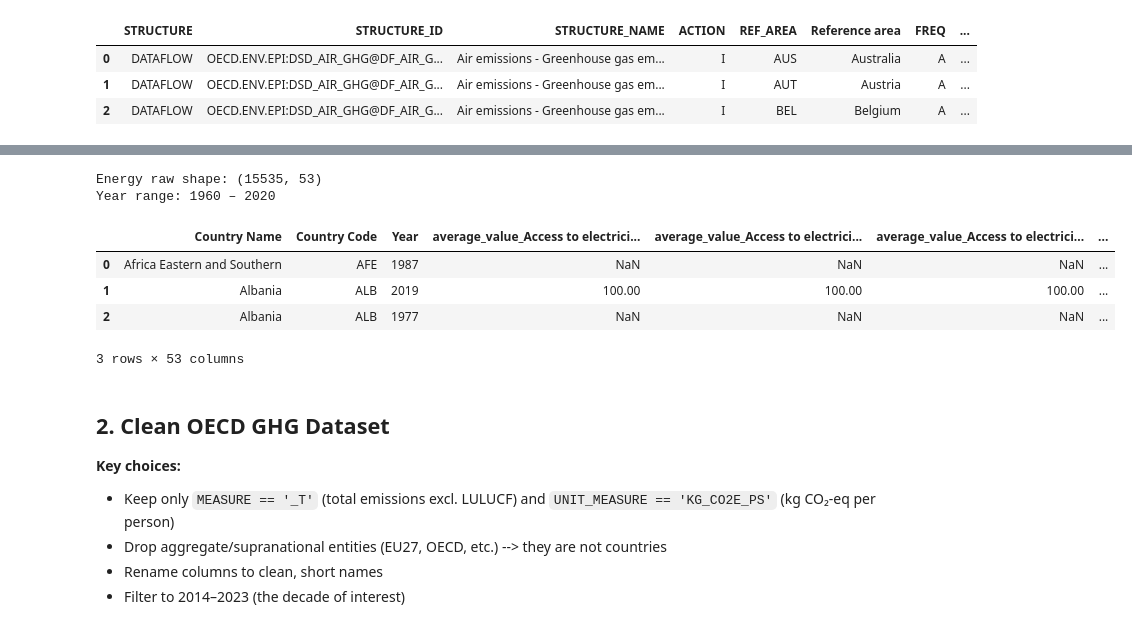
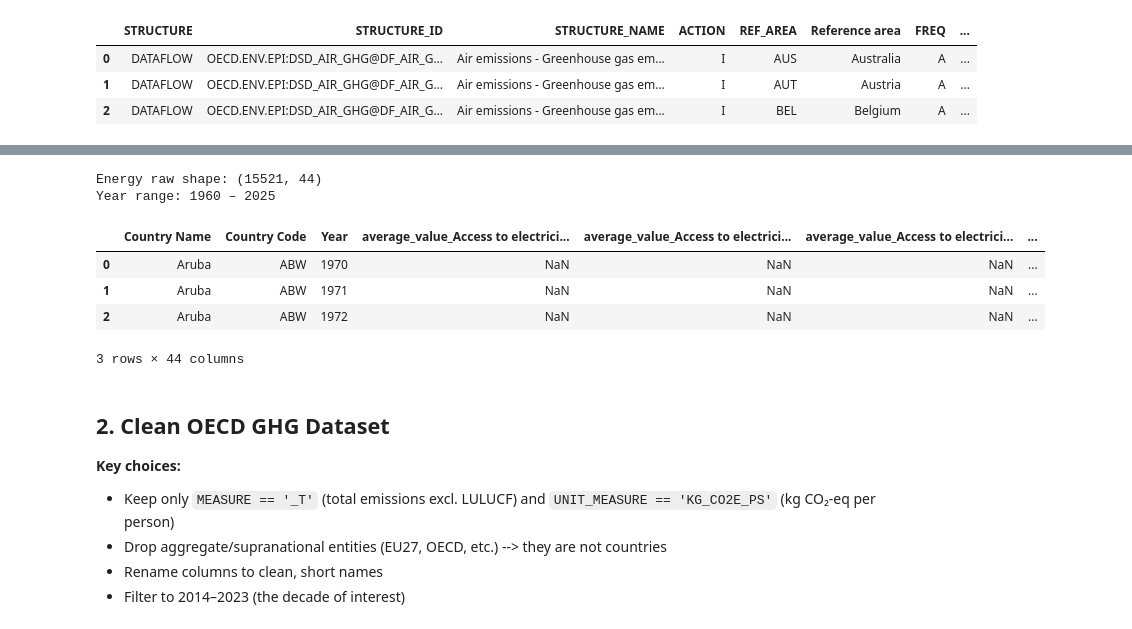
Before and after one commit to mtorella/Data-Visualization-2026, a Jupyter notebook: preprocessing.ipynb, the cells around one changed output, grey strips where cells are left out. Drawn from its saved outputs; the diff is of its cells as text; code cells hidden in the pictures.

```diff
--- a/preprocessing.ipynb
+++ b/preprocessing.ipynb
@@ -65,17 +61,17 @@ Year range: 1960 – 2020
 # %%
 # World Bank Energy & Mining
-nrg_raw = pd.read_csv('data/energy-and-mining.csv')
+nrg_raw = pd.read_csv('data/energy-and-mining-2025.csv')
 print(f'Energy raw shape: {nrg_raw.shape}')
 print(f'Year range: {nrg_raw["Year"].min()} – {nrg_raw["Year"].max()}')
 nrg_raw.head(3)
 # %% [output]
-Energy raw shape: (15535, 53)
-Year range: 1960 – 2020
+Energy raw shape: (15521, 44)
+Year range: 1960 – 2025
 |  | Country Name | Country Code | Year | average_value_Access to electrici... | average_value_Access to electrici... | average_value_Access to electrici... | ... |
-| 0 | Africa Eastern and Southern | AFE | 1987 | NaN | NaN | NaN | ... |
-| 1 | Albania | ALB | 2019 | 100.00 | 100.00 | 100.00 | ... |
-| 2 | Albania | ALB | 1977 | NaN | NaN | NaN | ... |
+| 0 | Aruba | ABW | 1970 | NaN | NaN | NaN | ... |
+| 1 | Aruba | ABW | 1971 | NaN | NaN | NaN | ... |
+| 2 | Aruba | ABW | 1972 | NaN | NaN | NaN | ... |
-3 rows × 53 columns
+3 rows × 44 columns
 # %% [markdown]
 ## 2. Clean OECD GHG Dataset
 
```
Also changed, not shown: parts of 79 cells of this notebook, 8 other files.
